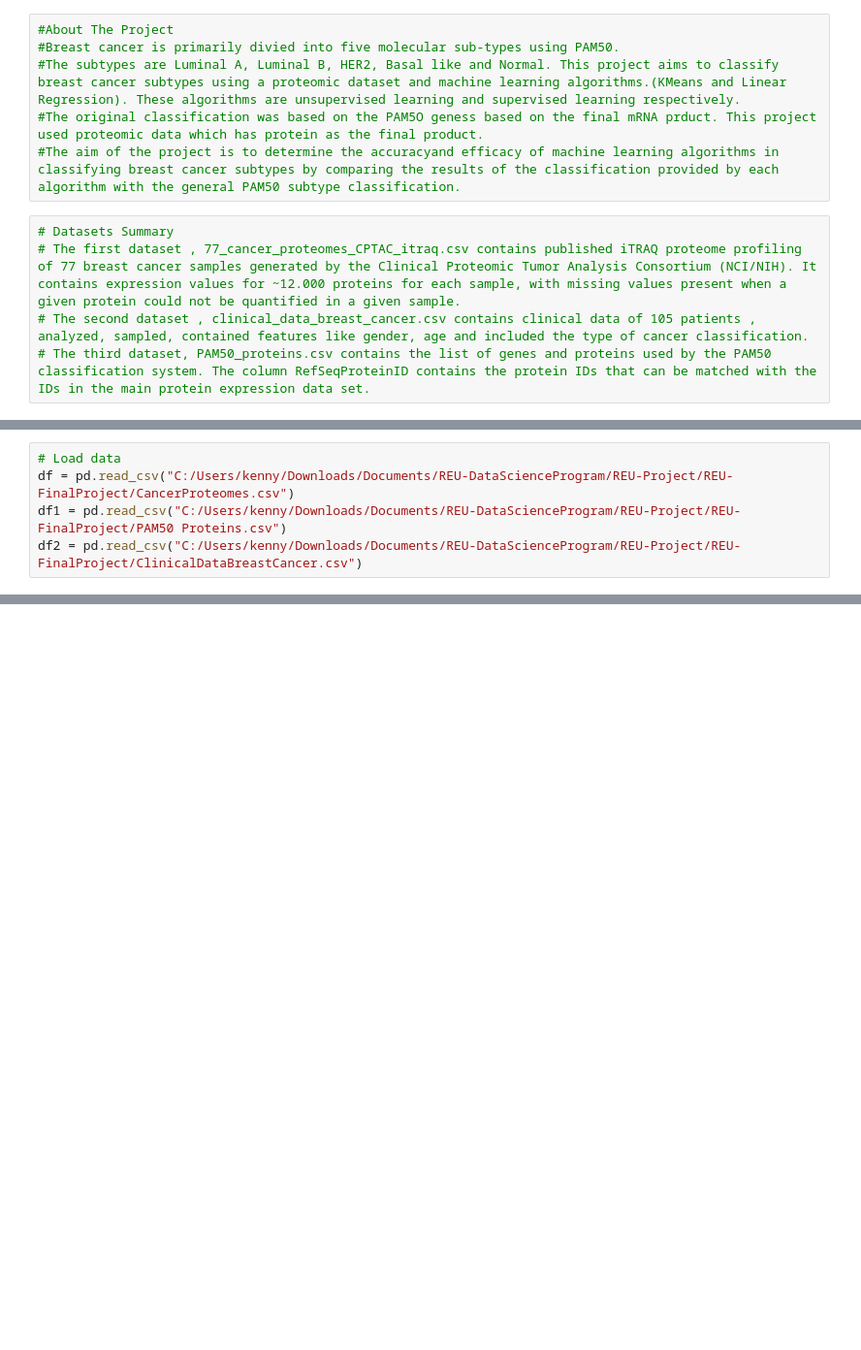
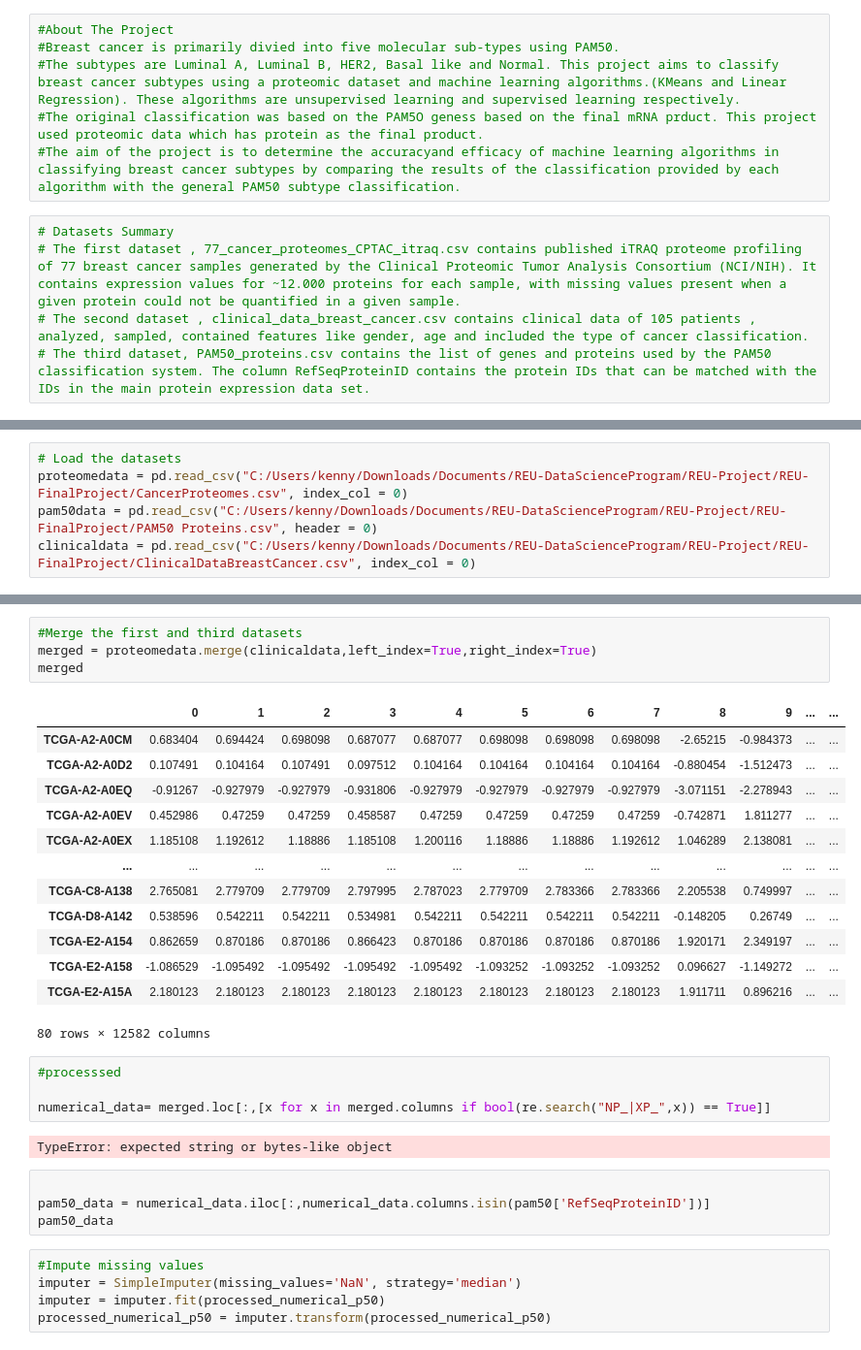
Before and after one commit to kehinde-ezekiel/REU-FinalProject, a Jupyter notebook: project_breastcancerai.ipynb, the cells around one changed output, grey strips where cells are left out. Shown at 97% size. Drawn from its saved outputs; the diff is of its cells as text; blank space fills up the shorter version.

Commit message:
Final Project

```diff
--- a/project_breastcancerai.ipynb
+++ b/project_breastcancerai.ipynb
@@ -32,5 +31,5 @@ print(sgt.__version__)
 # %%
-# Load data
-df = pd.read_csv("C:/Users/kenny/Downloads/Documents/REU-DataScienceProgram/REU-Project/REU-FinalProject/CancerProteomes.csv")
-df1 = pd.read_csv("C:/Users/kenny/Downloads/Documents/REU-DataScienceProgram/REU-Project/REU-FinalProject/PAM50 Proteins.csv")
-df2 = pd.read_csv("C:/Users/kenny/Downloads/Documents/REU-DataScienceProgram/REU-Project/REU-FinalProject/ClinicalDataBreastCancer.csv")
+# Load the datasets
+proteomedata = pd.read_csv("C:/Users/kenny/Downloads/Documents/REU-DataScienceProgram/REU-Project/REU-FinalProject/CancerProteomes.csv", index_col = 0)
+pam50data = pd.read_csv("C:/Users/kenny/Downloads/Documents/REU-DataScienceProgram/REU-Project/REU-FinalProject/PAM50 Proteins.csv", header = 0)
+clinicaldata = pd.read_csv("C:/Users/kenny/Downloads/Documents/REU-DataScienceProgram/REU-Project/REU-FinalProject/ClinicalDataBreastCancer.csv", index_col = 0)
@@ -220,0 +148,33 @@ plt.show()
+# %%
+#Merge the first and third datasets
+merged = proteomedata.merge(clinicaldata,left_index=True,right_index=True)
+merged
+# %% [output]
+|  | 0 | 1 | 2 | 3 | 4 | 5 | 6 | 7 | 8 | 9 | ... | ... |
+| TCGA-A2-A0CM | 0.683404 | 0.694424 | 0.698098 | 0.687077 | 0.687077 | 0.698098 | 0.698098 | 0.698098 | -2.65215 | -0.984373 | ... | ... |
+| TCGA-A2-A0D2 | 0.107491 | 0.104164 | 0.107491 | 0.097512 | 0.104164 | 0.104164 | 0.104164 | 0.104164 | -0.880454 | -1.512473 | ... | ... |
+| TCGA-A2-A0EQ | -0.91267 | -0.927979 | -0.927979 | -0.931806 | -0.927979 | -0.927979 | -0.927979 | -0.927979 | -3.071151 | -2.278943 | ... | ... |
+| TCGA-A2-A0EV | 0.452986 | 0.47259 | 0.47259 | 0.458587 | 0.47259 | 0.47259 | 0.47259 | 0.47259 | -0.742871 | 1.811277 | ... | ... |
+| TCGA-A2-A0EX | 1.185108 | 1.192612 | 1.18886 | 1.185108 | 1.200116 | 1.18886 | 1.18886 | 1.192612 | 1.046289 | 2.138081 | ... | ... |
+| ... | ... | ... | ... | ... | ... | ... | ... | ... | ... | ... | ... | ... |
+| TCGA-C8-A138 | 2.765081 | 2.779709 | 2.779709 | 2.797995 | 2.787023 | 2.779709 | 2.783366 | 2.783366 | 2.205538 | 0.749997 | ... | ... |
+| TCGA-D8-A142 | 0.538596 | 0.542211 | 0.542211 | 0.534981 | 0.542211 | 0.542211 | 0.542211 | 0.542211 | -0.148205 | 0.26749 | ... | ... |
+| TCGA-E2-A154 | 0.862659 | 0.870186 | 0.870186 | 0.866423 | 0.870186 | 0.870186 | 0.870186 | 0.870186 | 1.920171 | 2.349197 | ... | ... |
+| TCGA-E2-A158 | -1.086529 | -1.095492 | -1.095492 | -1.095492 | -1.095492 | -1.093252 | -1.093252 | -1.093252 | 0.096627 | -1.149272 | ... | ... |
+| TCGA-E2-A15A | 2.180123 | 2.180123 | 2.180123 | 2.180123 | 2.180123 | 2.180123 | 2.180123 | 2.180123 | 1.911711 | 0.896216 | ... | ... |
+80 rows × 12582 columns
+# %%
+#processsed
+
+numerical_data= merged.loc[:,[x for x in merged.columns if bool(re.search("NP_|XP_",x)) == True]]
+# %% [output]
+TypeError: expected string or bytes-like object
+# %%
+
+pam50_data = numerical_data.iloc[:,numerical_data.columns.isin(pam50['RefSeqProteinID'])]
+pam50_data
+# %%
+#Impute missing values
+imputer = SimpleImputer(missing_values='NaN', strategy='median')
+imputer = imputer.fit(processed_numerical_p50)
+processed_numerical_p50 = imputer.transform(processed_numerical_p50)
```
Also changed, not shown: parts of 28 cells of this notebook.
